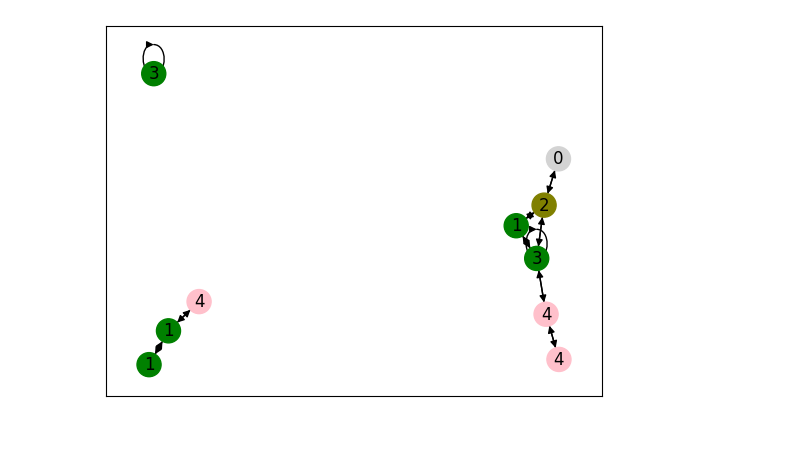
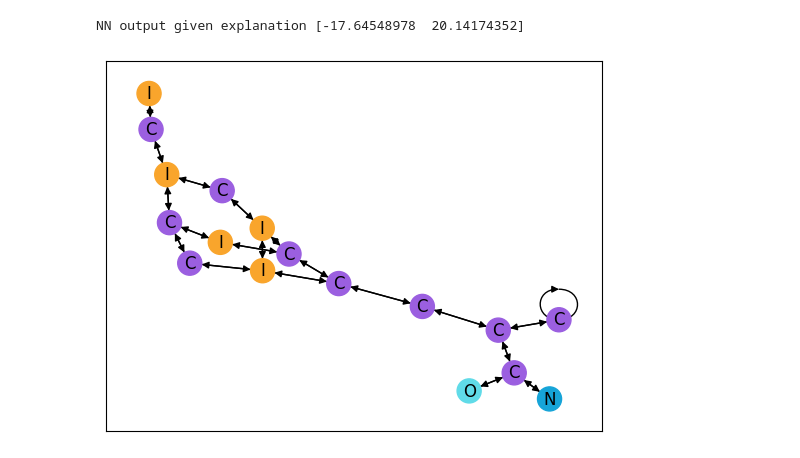
Before and after one commit to blake-gaines/MIPExplainer, a Jupyter notebook: visualize.ipynb, the cells around one changed output. Cells and saved outputs as stored; diff of their text form; code cells hidden in the pictures.

```diff
--- a/visualize.ipynb
+++ b/visualize.ipynb
@@ -52,10 +54,10 @@ loader = DataLoader(dataset, batch_size=64)
 molecules = True
 model_path = "models/MUTAG_model.pth"
 # %%
-with open("data/OurMotifs/dataset.pkl", "rb") as f:
-    dataset = pickle.load(f)
-molecules = False
-model_path = "models/OurMotifs_model_mean.pth"
+# with open("data/OurMotifs/dataset.pkl", "rb") as f:
+#     dataset = pickle.load(f)
+# molecules = False
+# model_path = "models/OurMotifs_model_mean.pth"
 # %%
 num_node_features = dataset[0].x.shape[1]
 node_colors = {i:c for i,c in enumerate(random.choices(list(mcolors.CSS4_COLORS.values()), k=num_node_features))}
@@ -113,17 +93,15 @@ Min Class Output Value: [[ -3.17805719 -18.60566749]]
-# %%
-index = "Final"
-A = np.load(f"./solutions/A_{index}.npy")
-X = np.load(f"./solutions/X_{index}.npy")
-
-G = nx.from_numpy_array(A, create_using=nx.DiGraph)
-
-labels = dict(zip(range(X.shape[0]), map(atom_indices.get, np.argmax(X, axis=1)))) if molecules else dict(zip(range(X.shape[0]), np.argmax(X, axis=1)))
-fig, ax = plt.subplots()
-pos = nx.spring_layout(G, seed=7)
-x_indices = np.argmax(X, axis=1)
-node_color = list(map((atom_colors if molecules else node_colors).get, x_indices))
-nx.draw_networkx(G, pos=pos, with_labels=True, labels=labels, node_color=node_color)
-# %% [output]
-[figure, removed]
+# %%
+index = "Final"
+A = np.load(f"./solutions/A_{index}.npy")
+X = np.load(f"./solutions/X_{index}.npy")
+
+fig, _ = draw_graph(A, X, label_dict=(atom_indices if molecules else None), color_dict=(atom_colors if molecules else None))
+fig.show()
+
+exp_output = nn.forwardXA(X, A).detach().numpy().squeeze()
+print("NN output given explanation", exp_output)
+# %% [output]
+NN output given explanation [-17.64548978  20.14174352]
+[figure, added]
 # %%
 plt.close()
```
Also changed, not shown: parts of 12 cells of this notebook.
